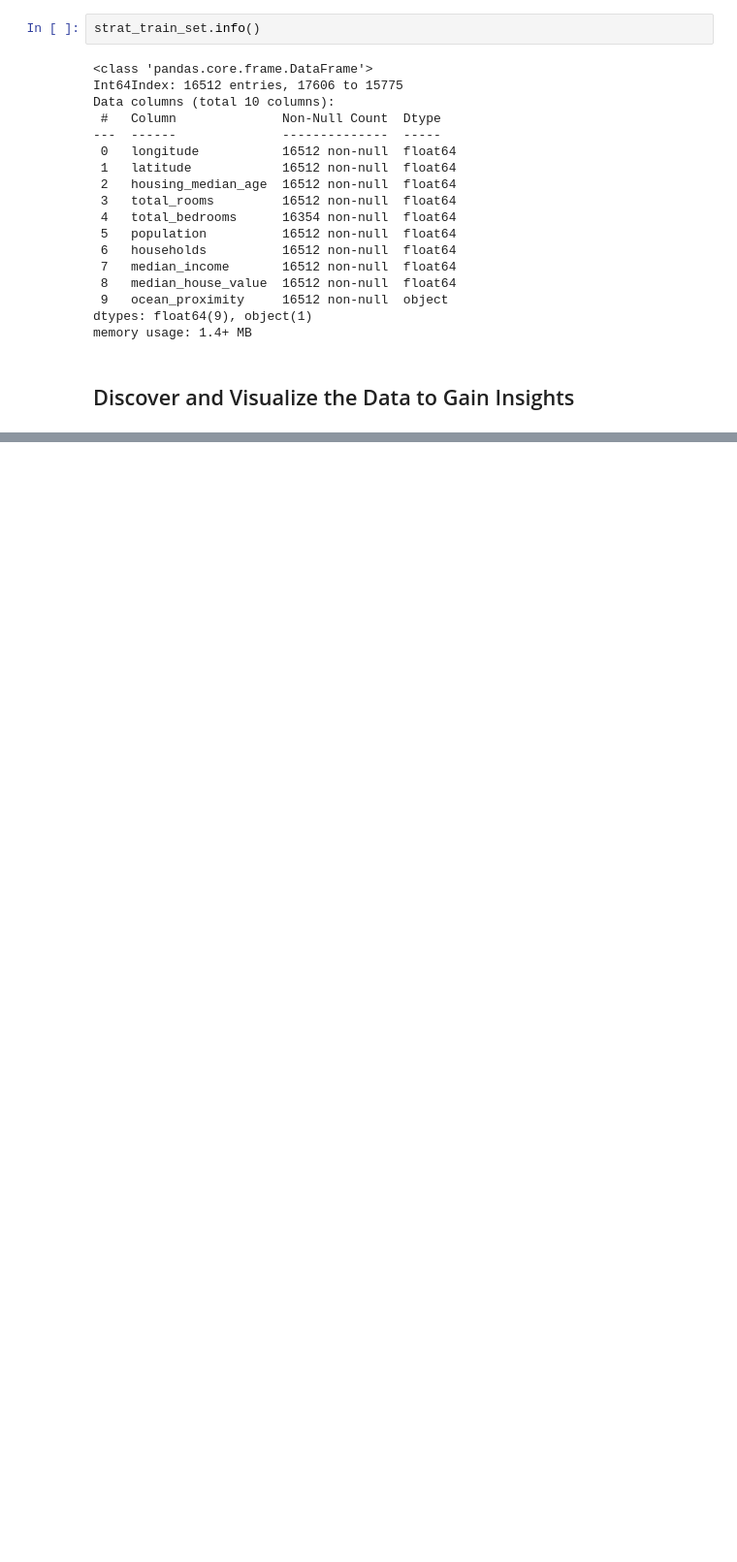
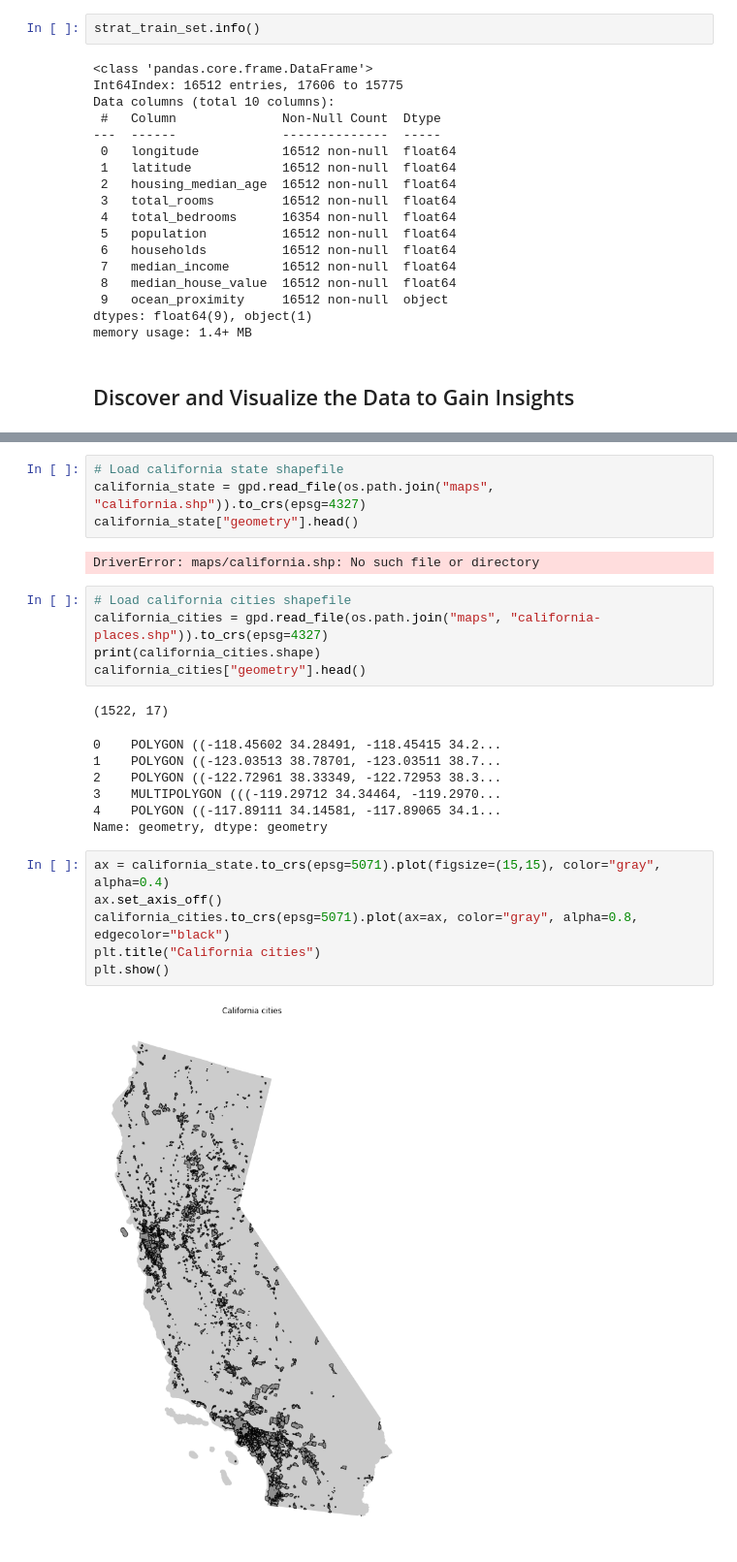
Before and after one commit to iamonmars/notebooks, a Jupyter notebook: learning/housing-prices/California housing prices.ipynb, the cells around one changed output, grey strips where cells are left out. Shown at 97% size. Cells and saved outputs as stored; diff of their text form; blank space fills up the shorter version.

Commit message:
Visualize data & train models

```diff
--- a/learning/housing-prices/California housing prices.ipynb
+++ b/learning/housing-prices/California housing prices.ipynb
@@ -176,0 +197,27 @@ memory usage: 1.4+ MB
+# %%
+# Load california state shapefile
+california_state = gpd.read_file(os.path.join("maps", "california.shp")).to_crs(epsg=4327)
+california_state["geometry"].head()
+# %% [output]
+DriverError: maps/california.shp: No such file or directory
+# %%
+# Load california cities shapefile
+california_cities = gpd.read_file(os.path.join("maps", "california-places.shp")).to_crs(epsg=4327)
+print(california_cities.shape)
+california_cities["geometry"].head()
+# %% [output]
+(1522, 17)
+0    POLYGON ((-118.45602 34.28491, -118.45415 34.2...
+1    POLYGON ((-123.03513 38.78701, -123.03511 38.7...
+2    POLYGON ((-122.72961 38.33349, -122.72953 38.3...
+3    MULTIPOLYGON (((-119.29712 34.34464, -119.2970...
+4    POLYGON ((-117.89111 34.14581, -117.89065 34.1...
+Name: geometry, dtype: geometry
+# %%
+ax = california_state.to_crs(epsg=5071).plot(figsize=(15,15), color="gray", alpha=0.4)
+ax.set_axis_off()
+california_cities.to_crs(epsg=5071).plot(ax=ax, color="gray", alpha=0.8, edgecolor="black")
+plt.title("California cities")
+plt.show()
+# %% [output]
+[figure, added]
```
Also changed, not shown: parts of 68 cells of this notebook.
